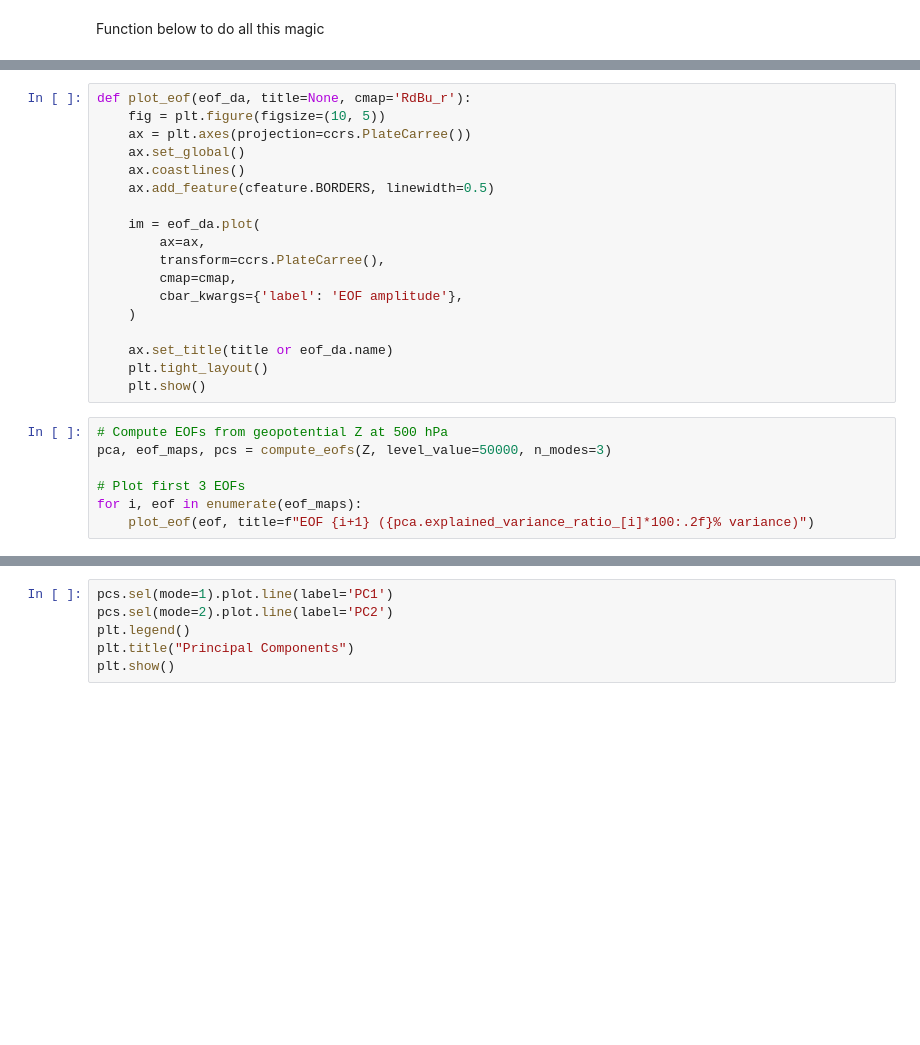
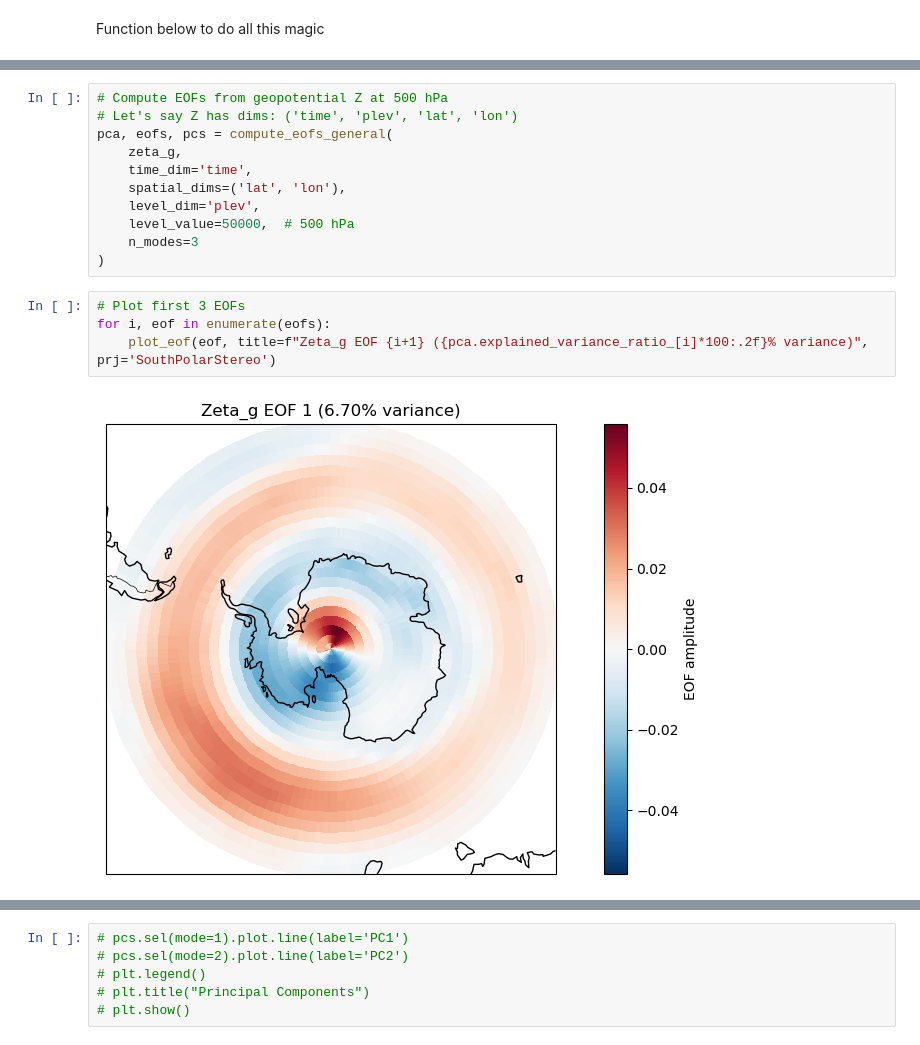
Before and after one commit to radryan1979/Met2GradProject, a Jupyter notebook: open_explore.ipynb, the cells around one changed output, grey strips where cells are left out. Saved outputs shown, nothing was run; the diff lists cells and outputs as text; blank space fills up the shorter version.

Commit message:
EOF function is working and now in it's own file and can be imported. Updated plotting of EOFs and that now lives in the plot tools.

```diff
--- a/open_explore.ipynb
+++ b/open_explore.ipynb
@@ -275,25 +157,17 @@ def compute_eofs(da, level_value=50000, n_modes=3):
-# %%
-def plot_eof(eof_da, title=None, cmap='RdBu_r'):
-    fig = plt.figure(figsize=(10, 5))
-    ax = plt.axes(projection=ccrs.PlateCarree())
-    ax.set_global()
-    ax.coastlines()
-    ax.add_feature(cfeature.BORDERS, linewidth=0.5)
-
-    im = eof_da.plot(
-        ax=ax,
-        transform=ccrs.PlateCarree(),
-        cmap=cmap,
-        cbar_kwargs={'label': 'EOF amplitude'},
-    )
-
-    ax.set_title(title or eof_da.name)
-    plt.tight_layout()
-    plt.show()
+# %%
+# Compute EOFs from geopotential Z at 500 hPa
+# Let's say Z has dims: ('time', 'plev', 'lat', 'lon')
+pca, eofs, pcs = compute_eofs_general(
+    zeta_g,
+    time_dim='time',
+    spatial_dims=('lat', 'lon'),
+    level_dim='plev',
+    level_value=50000,  # 500 hPa
+    n_modes=3
+)
 # %%
-# Compute EOFs from geopotential Z at 500 hPa
-pca, eof_maps, pcs = compute_eofs(Z, level_value=50000, n_modes=3)
-
 # Plot first 3 EOFs
-for i, eof in enumerate(eof_maps):
-    plot_eof(eof, title=f"EOF {i+1} ({pca.explained_variance_ratio_[i]*100:.2f}% variance)")
+for i, eof in enumerate(eofs):
+    plot_eof(eof, title=f"Zeta_g EOF {i+1} ({pca.explained_variance_ratio_[i]*100:.2f}% variance)", prj='SouthPolarStereo')
+# %% [output]
+[figure, added]
@@ -300,6 +176,6 @@ for i, eof in enumerate(eof_maps):
 # %%
-pcs.sel(mode=1).plot.line(label='PC1')
-pcs.sel(mode=2).plot.line(label='PC2')
-plt.legend()
-plt.title("Principal Components")
-plt.show()
+# pcs.sel(mode=1).plot.line(label='PC1')
+# pcs.sel(mode=2).plot.line(label='PC2')
+# plt.legend()
+# plt.title("Principal Components")
+# plt.show()
```
Also changed, not shown: parts of 4 cells of this notebook, 2 other files.
